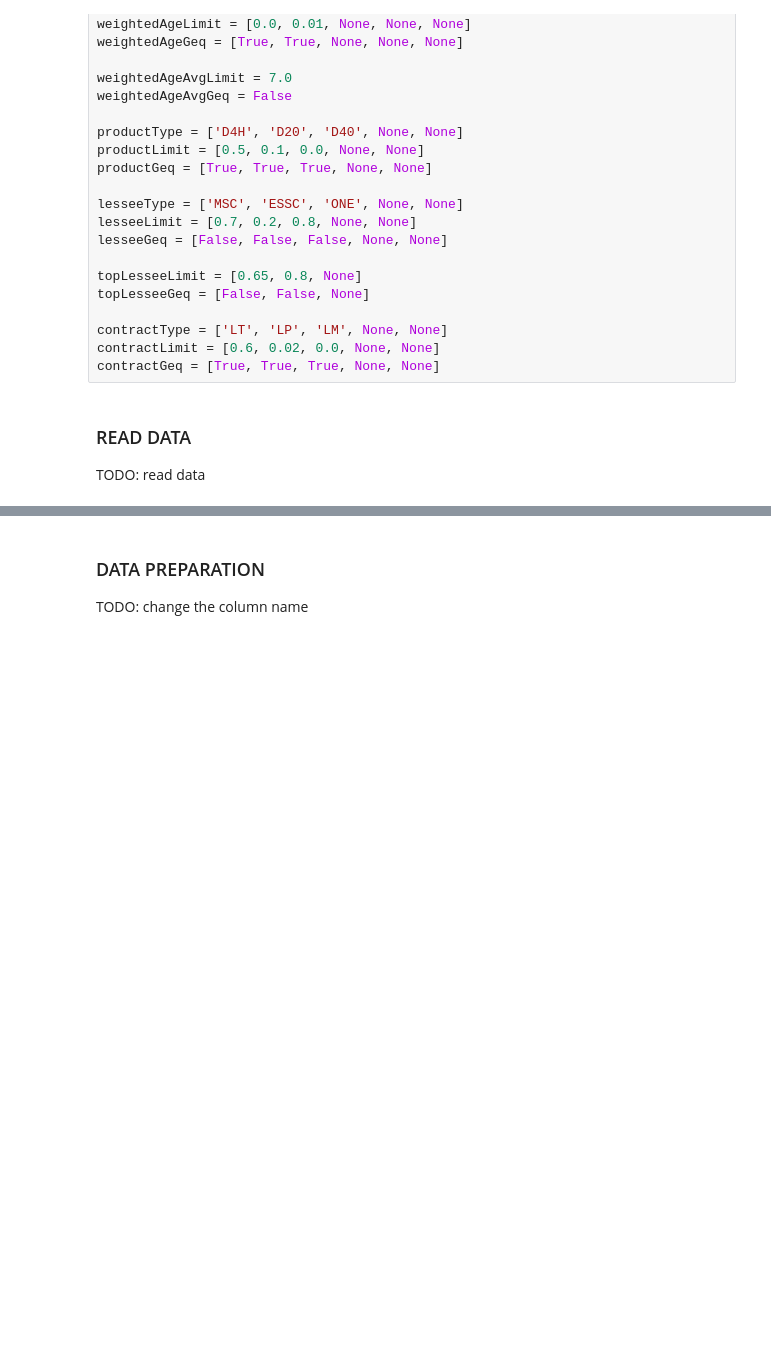
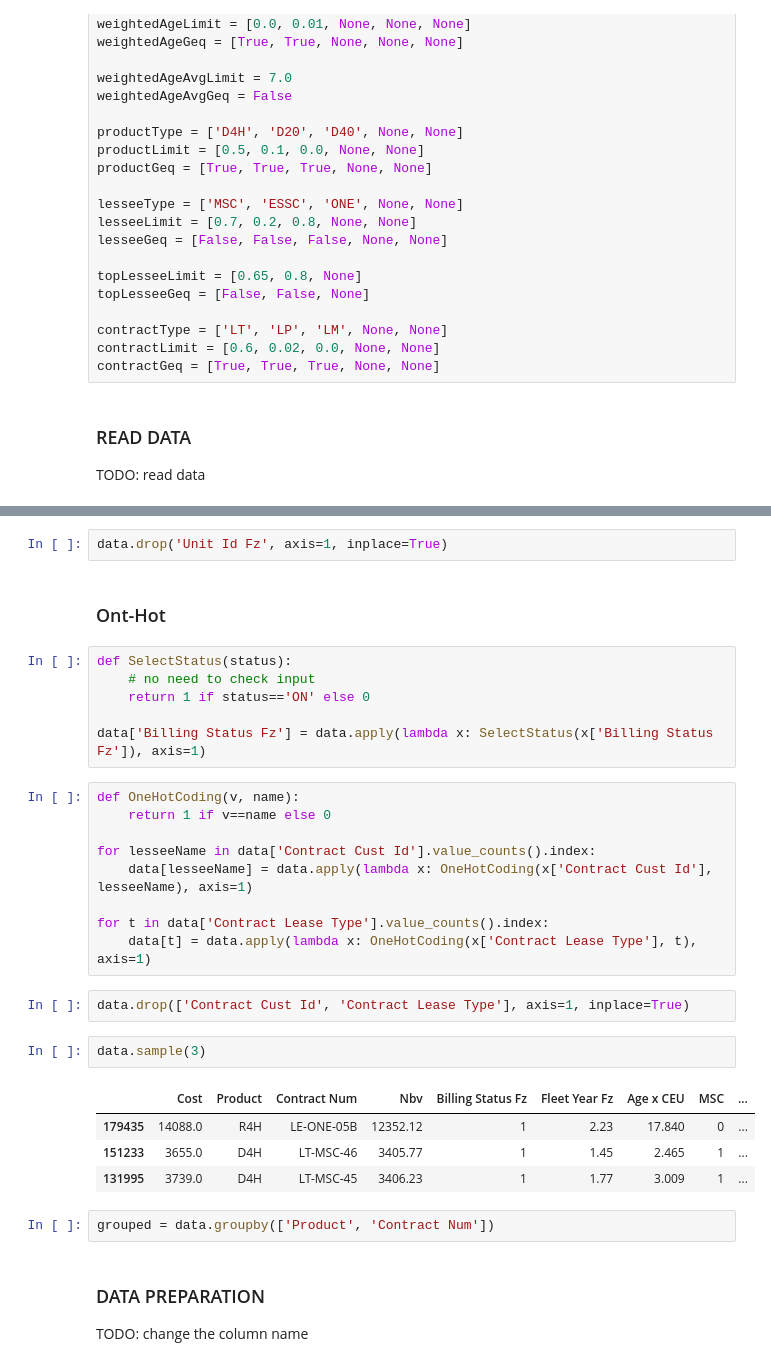
Before and after one commit to SightVanish/PortfolioSelection, a Jupyter notebook: PortfolioSeletionPulpDemoNew.ipynb, the cells around one changed output, grey strips where cells are left out. Cells and saved outputs as stored; diff of their text form; blank space fills up the shorter version.

Commit message:
🎈 perf: first version done
Need to specify input and output methods.

```diff
--- a/PortfolioSeletionPulpDemoNew.ipynb
+++ b/PortfolioSeletionPulpDemoNew.ipynb
@@ -93,3 +78,33 @@ Name: Contract Lease Type, dtype: int64
+# %%
+data.drop('Unit Id Fz', axis=1, inplace=True)
+# %% [markdown]
+### Ont-Hot
+# %%
+def SelectStatus(status):
+    # no need to check input
+    return 1 if status=='ON' else 0
+
+data['Billing Status Fz'] = data.apply(lambda x: SelectStatus(x['Billing Status Fz']), axis=1)
+# %%
+def OneHotCoding(v, name):
+    return 1 if v==name else 0
+
+for lesseeName in data['Contract Cust Id'].value_counts().index:
+    data[lesseeName] = data.apply(lambda x: OneHotCoding(x['Contract Cust Id'], lesseeName), axis=1)
+
+for t in data['Contract Lease Type'].value_counts().index:
+    data[t] = data.apply(lambda x: OneHotCoding(x['Contract Lease Type'], t), axis=1)
+# %%
+data.drop(['Contract Cust Id', 'Contract Lease Type'], axis=1, inplace=True)
+# %%
+data.sample(3)
+# %% [output]
+|  | Cost | Product | Contract Num | Nbv | Billing Status Fz | Fleet Year Fz | Age x CEU | MSC | ... |
+| 179435 | 14088.0 | R4H | LE-ONE-05B | 12352.12 | 1 | 2.23 | 17.840 | 0 | ... |
+| 151233 | 3655.0 | D4H | LT-MSC-46 | 3405.77 | 1 | 1.45 | 2.465 | 1 | ... |
+| 131995 | 3739.0 | D4H | LT-MSC-45 | 3406.23 | 1 | 1.77 | 3.009 | 1 | ... |
+# %%
+grouped = data.groupby(['Product', 'Contract Num'])
 # %% [markdown]
 ### DATA PREPARATION
 
```
Also changed, not shown: parts of 12 cells of this notebook, 3 other files.
